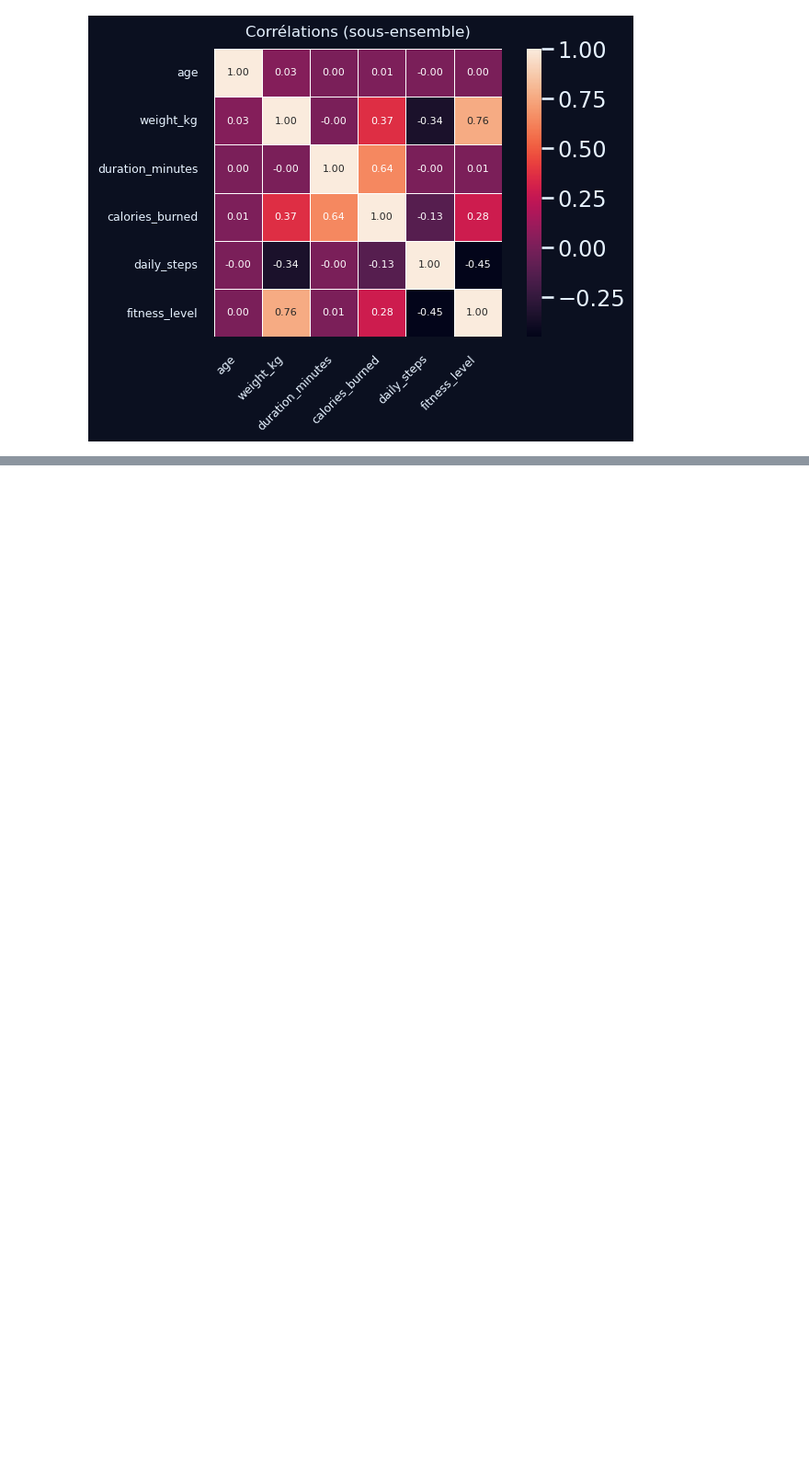
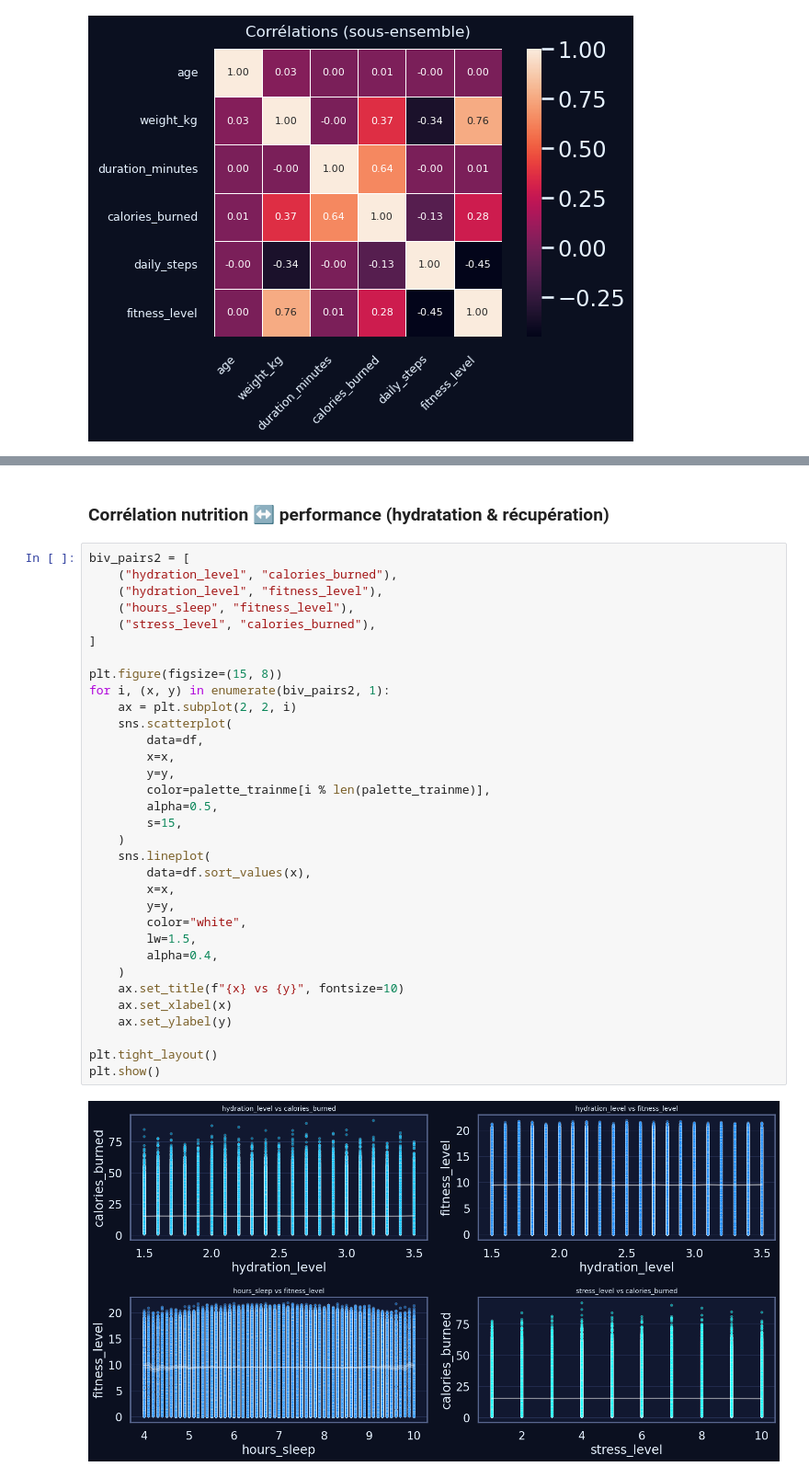
Before and after one commit to happy-developer/train.me, a Jupyter notebook: src/notebooks/eda/health_fitness_dataset/eda_health_fitness_dataset.ipynb, the cells around one changed output, grey strips where cells are left out. Shown at 92% size. Saved outputs shown, nothing was run; the diff lists cells and outputs as text; blank space fills up the shorter version.

```diff
--- a/src/notebooks/eda/health_fitness_dataset/eda_health_fitness_dataset.ipynb
+++ b/src/notebooks/eda/health_fitness_dataset/eda_health_fitness_dataset.ipynb
@@ -420,0 +564,37 @@ plt.show()
+# %% [markdown]
+### Corrélation nutrition ↔ performance (hydratation & récupération)
+# %%
+biv_pairs2 = [
+    ("hydration_level", "calories_burned"),
+    ("hydration_level", "fitness_level"),
+    ("hours_sleep", "fitness_level"),
+    ("stress_level", "calories_burned"),
+]
+
+plt.figure(figsize=(15, 8))
+for i, (x, y) in enumerate(biv_pairs2, 1):
+    ax = plt.subplot(2, 2, i)
+    sns.scatterplot(
+        data=df,
+        x=x,
+        y=y,
+        color=palette_trainme[i % len(palette_trainme)],
+        alpha=0.5,
+        s=15,
+    )
+    sns.lineplot(
+        data=df.sort_values(x),
+        x=x,
+        y=y,
+        color="white",
+        lw=1.5,
+        alpha=0.4,
+    )
+    ax.set_title(f"{x} vs {y}", fontsize=10)
+    ax.set_xlabel(x)
+    ax.set_ylabel(y)
+
+plt.tight_layout()
+plt.show()
+# %% [output]
+[figure, added]
```
Also changed, not shown: parts of 12 cells of this notebook, 2 other files.
